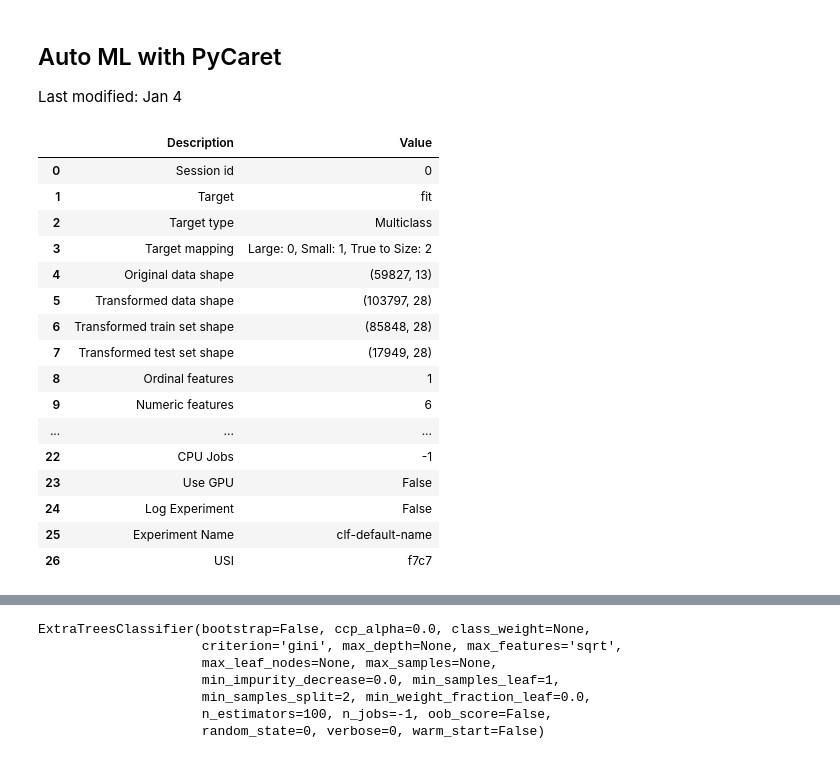
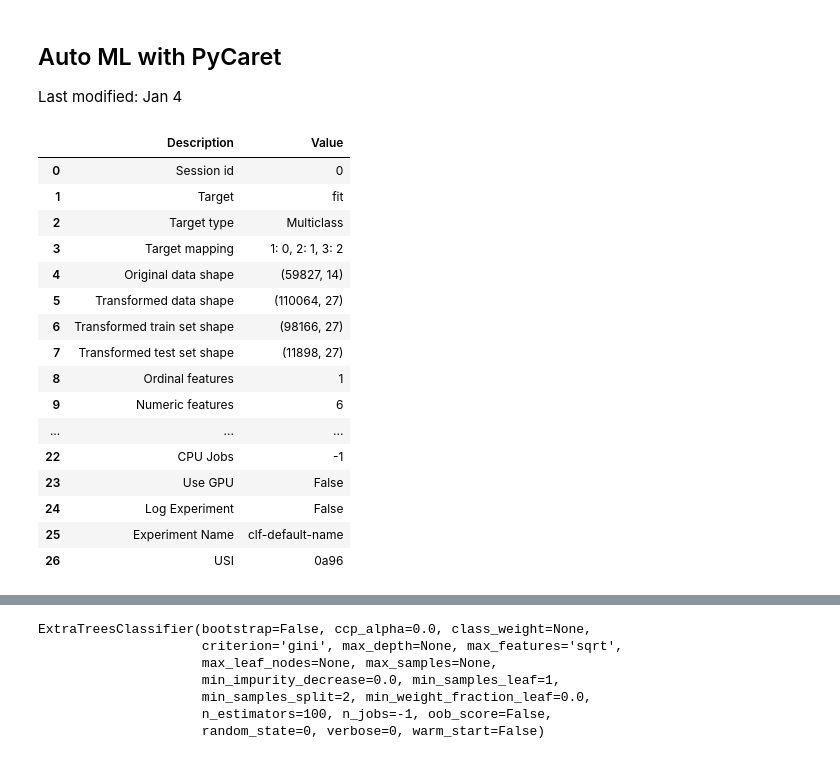
Before and after one commit to Dune-Z/Machine-Learning-Project, a Jupyter notebook: src/main.ipynb, the cells around one changed output, grey strips where cells are left out. Cells and saved outputs as stored; diff of their text form; code cells hidden in the pictures.

```diff
--- a/src/main.ipynb
+++ b/src/main.ipynb
@@ -31,3 +67,11 @@ train_df.dropna(subset=['fit'], inplace=True)
+# %%
+cat_cols = train_df.select_dtypes('category').columns
+train_df[cat_cols] = train_df[cat_cols].astype('object', copy=False).replace(
+    pd.NA, np.nan)
+
+cat_cols = test_df.select_dtypes('category').columns
+test_df[cat_cols] = test_df[cat_cols].astype('object', copy=False).replace(
+    pd.NA, np.nan)
 # %% [markdown]
 ## Profiling report
 # %%
@@ -43,43 +85,41 @@ Last modified: Jan 4
 # %%
 from pycaret.classification import *
 import warnings
 
 numeric_features = [
     'price', 'usually_wear', 'age', 'height', 'weight', 'bust_size'
 ]
 categorical_features = [
-    'item_name1', 'item_name2', 'size', 'rented_for', 'body_type'
+    'category', 'brand', 'item_name', 'size', 'rented_for', 'body_type'
 ]
 ordinal_features = {
     'cup_size':
     ['AA', 'A', 'B', 'C', 'D', 'D+', 'DD', 'DDD/E', 'F', 'G', 'H', 'I', 'J']
 }
 
-df = train_df.copy()
-cat_cols = train_df.select_dtypes('category').columns
-df[cat_cols] = df[cat_cols].astype(str, copy=False).replace(pd.NA, np.nan)
-
 with warnings.catch_warnings():
     warnings.filterwarnings('ignore')
     setup(
-        data=df,
+        data=train_df.drop(['user_name', 'review', 'review_summary', 'rating'],
+                           axis=1),
+        test_data=test_df,
         target='fit',
         numeric_features=numeric_features,
         categorical_features=categorical_features,
         ordinal_features=ordinal_features,
         fix_imbalance=True,
         session_id=0,
     )
 # %% [output]
 |  | Description | Value |
 | 0 | Session id | 0 |
 | 1 | Target | fit |
 | 2 | Target type | Multiclass |
-| 3 | Target mapping | Large: 0, Small: 1, True to Size: 2 |
-| 4 | Original data shape | (59827, 13) |
-| 5 | Transformed data shape | (103797, 28) |
-| 6 | Transformed train set shape | (85848, 28) |
-| 7 | Transformed test set shape | (17949, 28) |
+| 3 | Target mapping | 1: 0, 2: 1, 3: 2 |
+| 4 | Original data shape | (59827, 14) |
+| 5 | Transformed data shape | (110064, 27) |
+| 6 | Transformed train set shape | (98166, 27) |
+| 7 | Transformed test set shape | (11898, 27) |
 | 8 | Ordinal features | 1 |
 | 9 | Numeric features | 6 |
 | ... | ... | ... |
@@ -87,7 +127,7 @@ with warnings.catch_warnings():
 | 23 | Use GPU | False |
 | 24 | Log Experiment | False |
 | 25 | Experiment Name | clf-default-name |
-| 26 | USI | f7c7 |
+| 26 | USI | 0a96 |
 # %%
 best_model = compare_models()
 # %% [output]
```
Also changed, not shown: parts of 4 cells of this notebook, 4 other files.
